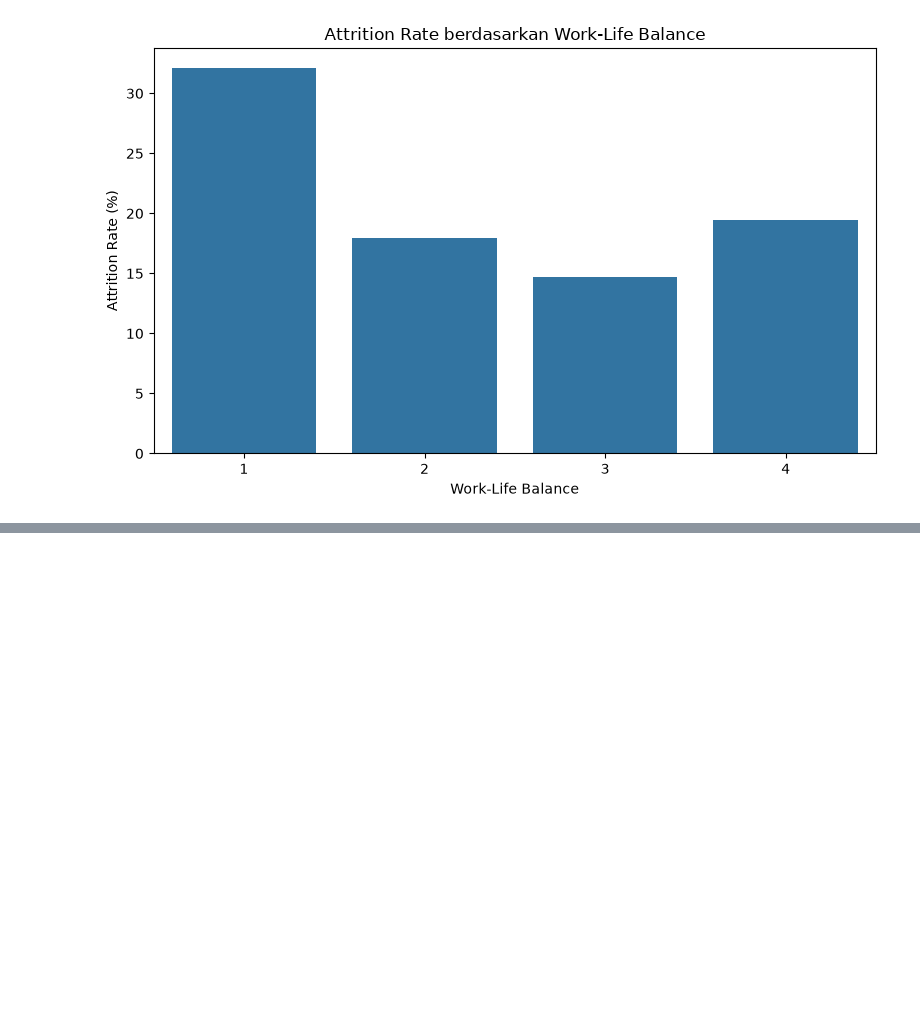
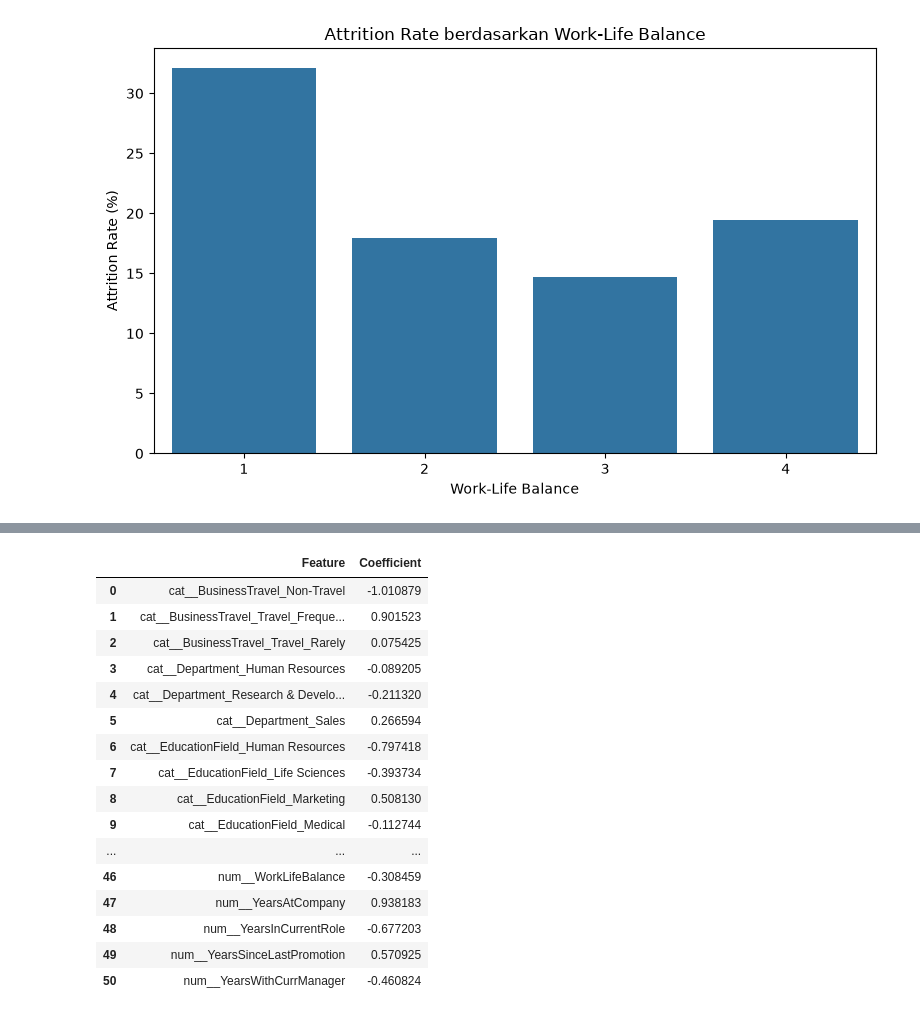
Before and after one commit to aeiprsty/jayajayamaju-departemen-HR, a Jupyter notebook: notebook.ipynb, the cells around one changed output, grey strips where cells are left out. Cells and saved outputs as stored; diff of their text form; code cells hidden in the pictures; blank space fills up the shorter version.

```diff
--- a/notebook.ipynb
+++ b/notebook.ipynb
@@ -216,15 +191,0 @@ len(categorical_cols), len(numerical_cols)
-# %%
-preprocessor = ColumnTransformer(
-    transformers=[
-        (
-            "cat",
-            OneHotEncoder(handle_unknown="ignore"),
-            categorical_cols
-        ),
-        (
-            "num",
-            "passthrough",
-            numerical_cols
-        )
-    ]
-)
@@ -844,0 +542,29 @@ plt.show()
+# %%
+feature_names = logistic_balanced.named_steps["preprocessor"].get_feature_names_out()
+
+coefficients = logistic_balanced.named_steps["classifier"].coef_[0]
+
+feature_coefficients = pd.DataFrame({
+    "Feature": feature_names,
+    "Coefficient": coefficients
+})
+
+feature_coefficients
+# %% [output]
+|  | Feature | Coefficient |
+| 0 | cat__BusinessTravel_Non-Travel | -1.010879 |
+| 1 | cat__BusinessTravel_Travel_Freque... | 0.901523 |
+| 2 | cat__BusinessTravel_Travel_Rarely | 0.075425 |
+| 3 | cat__Department_Human Resources | -0.089205 |
+| 4 | cat__Department_Research & Develo... | -0.211320 |
+| 5 | cat__Department_Sales | 0.266594 |
+| 6 | cat__EducationField_Human Resources | -0.797418 |
+| 7 | cat__EducationField_Life Sciences | -0.393734 |
+| 8 | cat__EducationField_Marketing | 0.508130 |
+| 9 | cat__EducationField_Medical | -0.112744 |
+| ... | ... | ... |
+| 46 | num__WorkLifeBalance | -0.308459 |
+| 47 | num__YearsAtCompany | 0.938183 |
+| 48 | num__YearsInCurrentRole | -0.677203 |
+| 49 | num__YearsSinceLastPromotion | 0.570925 |
+| 50 | num__YearsWithCurrManager | -0.460824 |
```
Also changed, not shown: parts of 43 cells of this notebook.
